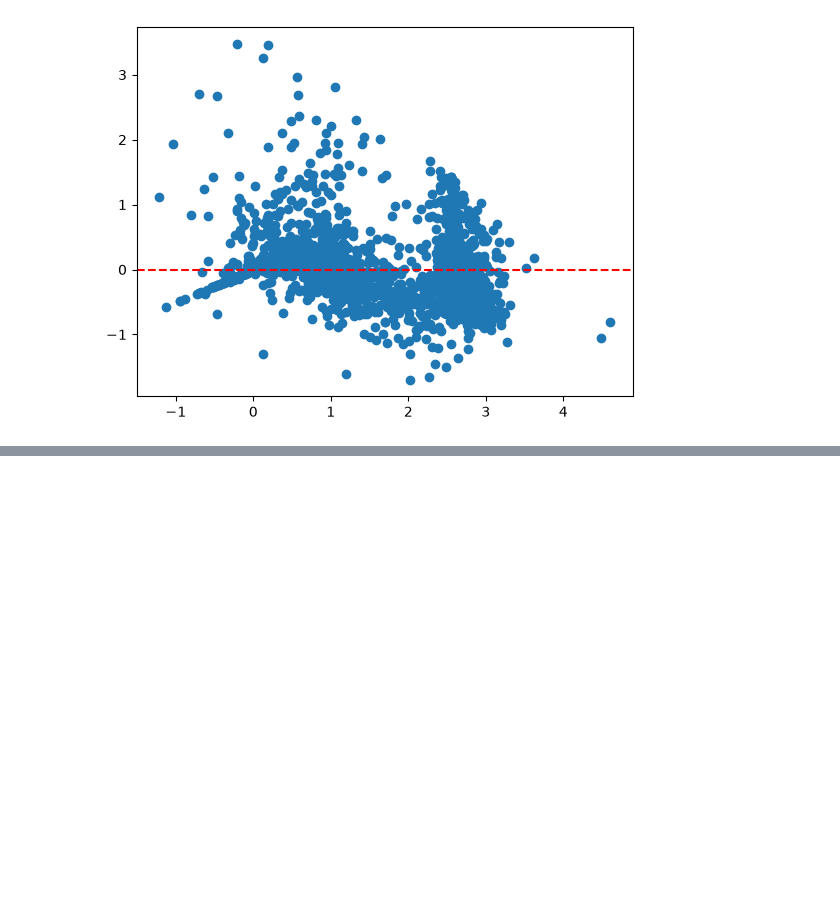
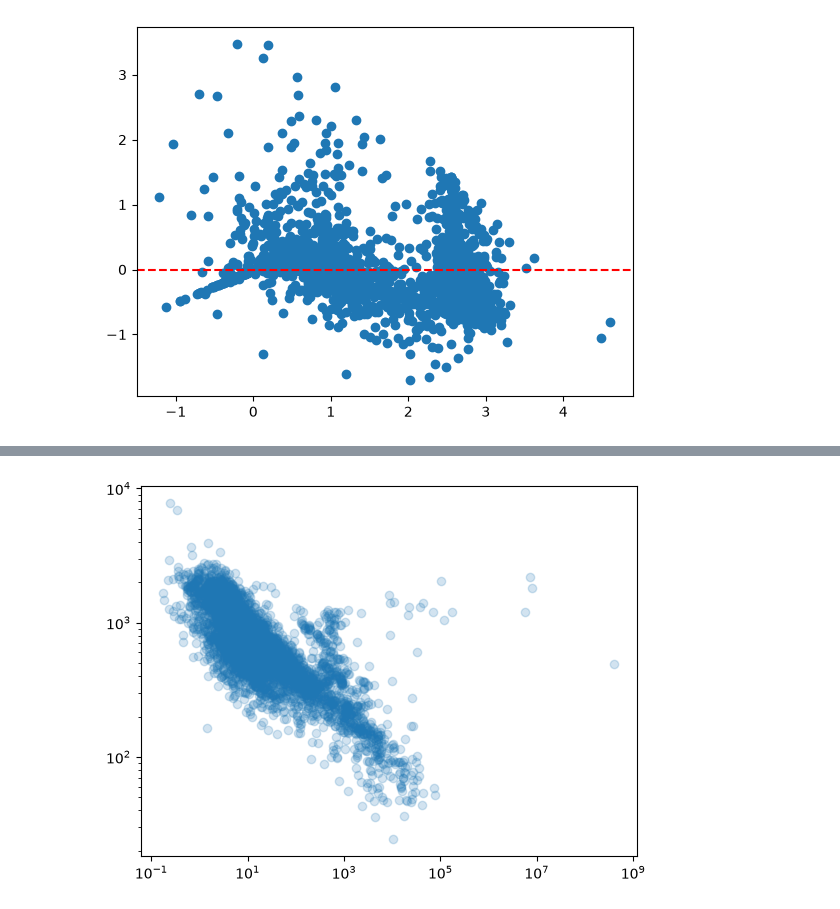
Before and after one commit to jhonatanaburto5-maker/machine-learning, a Jupyter notebook: notebooks/01_exoplanets_eda.ipynb, the cells around one changed output, grey strips where cells are left out. Saved outputs shown, nothing was run; the diff lists cells and outputs as text; code cells hidden in the pictures; blank space fills up the shorter version.

```diff
--- a/notebooks/01_exoplanets_eda.ipynb
+++ b/notebooks/01_exoplanets_eda.ipynb
@@ -435,0 +479,9 @@ plt.show()
+# %%
+plt.scatter(df["pl_orbper"],
+            df["pl_eqt"],
+            alpha=0.2)
+plt.xscale("log")
+plt.yscale("log")
+plt.show()
+# %% [output]
+[figure, added]
```
Also changed, not shown: parts of 4 cells of this notebook.
